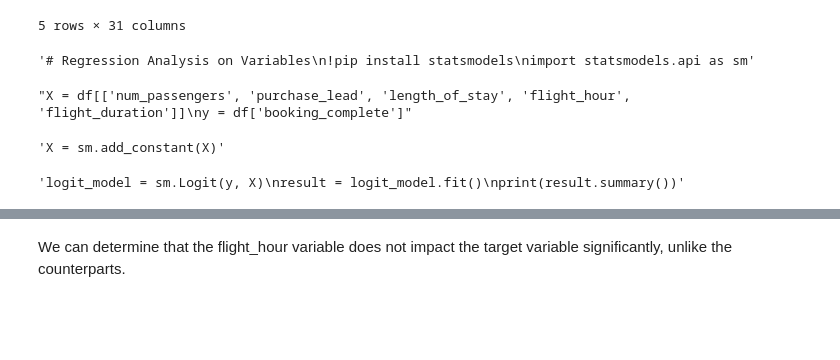
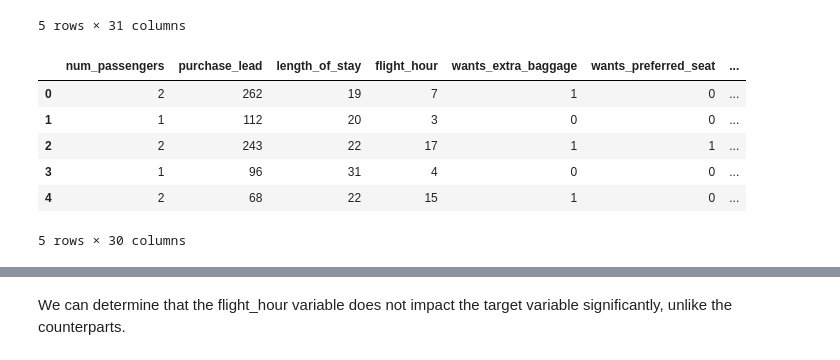
Before and after one commit to JzesatiD/british_airlines_dataproj, a Jupyter notebook: BA_ML.ipynb, the cells around one changed output, grey strips where cells are left out. Saved outputs shown, nothing was run; the diff lists cells and outputs as text; code cells hidden in the pictures; blank space fills up the shorter version.

```diff
--- a/BA_ML.ipynb
+++ b/BA_ML.ipynb
@@ -414,24 +415,15 @@ df_encoded.head()
 | 3 | 1 | 96 | 31 | 4 | 6 | 0 | ... |
 | 4 | 2 | 68 | 22 | 15 | 3 | 1 | ... |
 5 rows × 31 columns
-# %%
-'''# Regression Analysis on Variables
-!pip install statsmodels
-import statsmodels.api as sm'''
-# %% [output]
-'# Regression Analysis on Variables\n!pip install statsmodels\nimport statsmodels.api as sm'
-# %%
-'''X = df[['num_passengers', 'purchase_lead', 'length_of_stay', 'flight_hour', 'flight_duration']]
-y = df['booking_complete']'''
-# %% [output]
-"X = df[['num_passengers', 'purchase_lead', 'length_of_stay', 'flight_hour', 'flight_duration']]\ny = df['booking_complete']"
-# %%
-'''X = sm.add_constant(X)'''
-# %% [output]
-'X = sm.add_constant(X)'
-# %%
-'''logit_model = sm.Logit(y, X)
-result = logit_model.fit()
-print(result.summary())'''
-# %% [output]
-'logit_model = sm.Logit(y, X)\nresult = logit_model.fit()\nprint(result.summary())'
+# %%
+## Removing flight day since ther was no pattern.
+df_encoded = df_encoded.drop(columns=['flight_day'])
+df_encoded.head()
+# %% [output]
+|  | num_passengers | purchase_lead | length_of_stay | flight_hour | wants_extra_baggage | wants_preferred_seat | ... |
+| 0 | 2 | 262 | 19 | 7 | 1 | 0 | ... |
+| 1 | 1 | 112 | 20 | 3 | 0 | 0 | ... |
+| 2 | 2 | 243 | 22 | 17 | 1 | 1 | ... |
+| 3 | 1 | 96 | 31 | 4 | 0 | 0 | ... |
+| 4 | 2 | 68 | 22 | 15 | 1 | 0 | ... |
+5 rows × 30 columns
```
Also changed, not shown: parts of 13 cells of this notebook.
